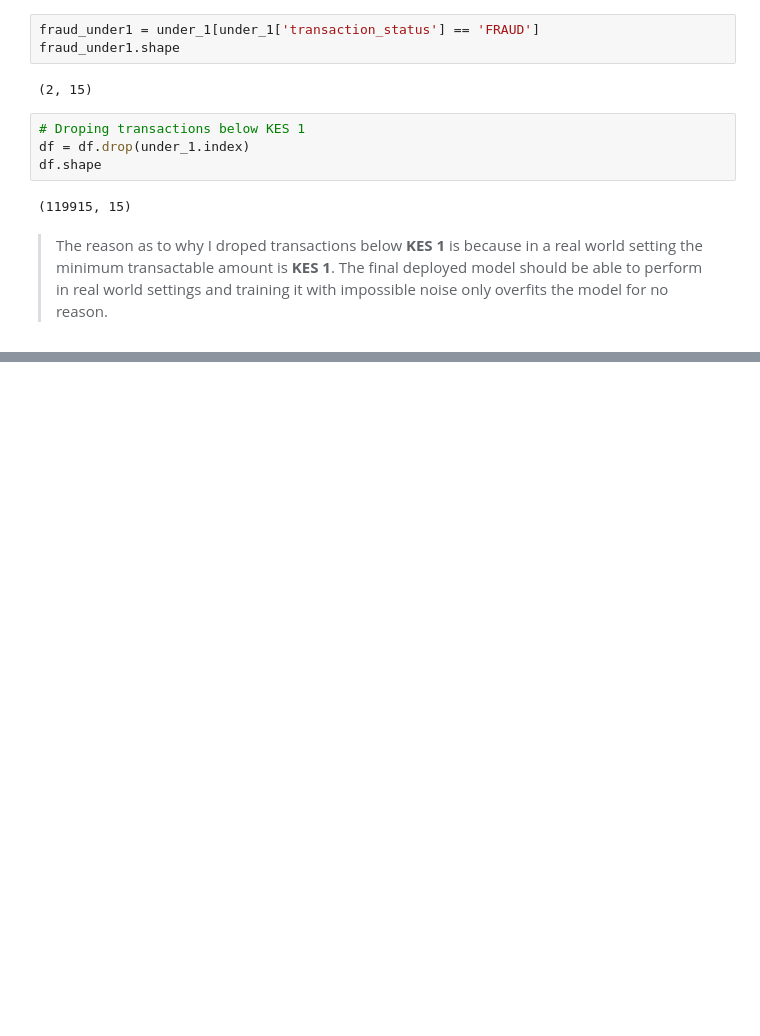
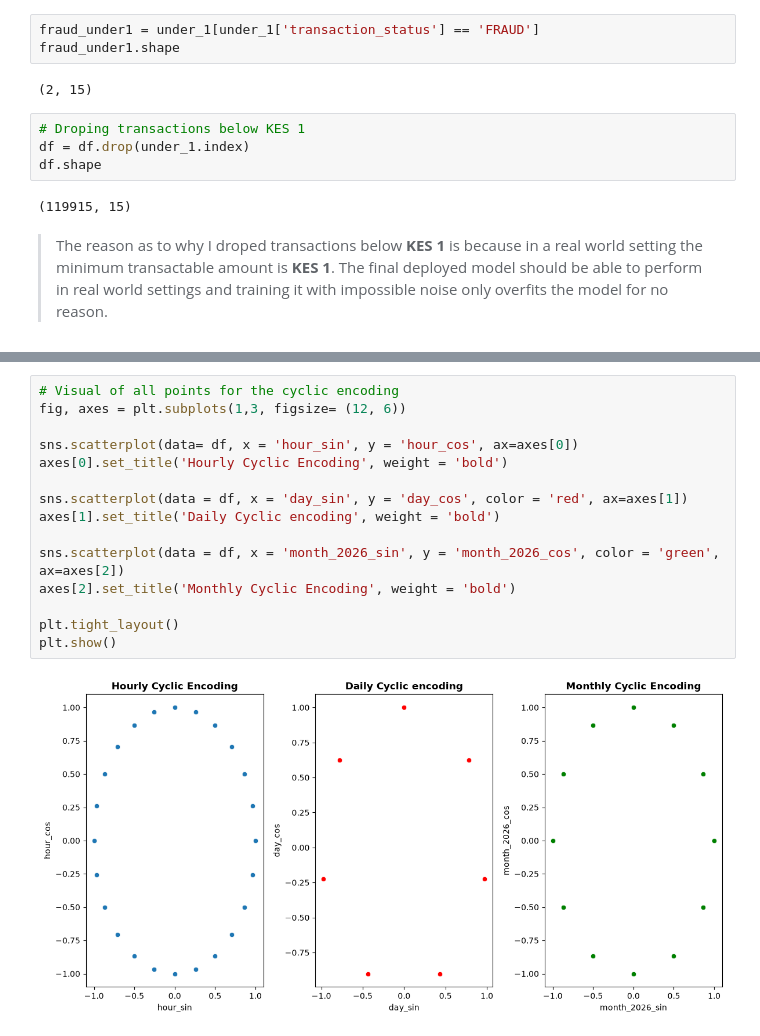
Before and after one commit to TonnieD/Mpesa-Fraud-Detection-System, a Jupyter notebook: Notebooks/feature_engineering.ipynb, the cells around one changed output, grey strips where cells are left out. Saved outputs shown, nothing was run; the diff lists cells and outputs as text; blank space fills up the shorter version.

Commit message:
Feature engeneered the cyclic encoding for temporal features

```diff
--- a/Notebooks/feature_engineering.ipynb
+++ b/Notebooks/feature_engineering.ipynb
@@ -112,0 +157,17 @@ df.shape
+# %%
+# Visual of all points for the cyclic encoding
+fig, axes = plt.subplots(1,3, figsize= (12, 6))
+
+sns.scatterplot(data= df, x = 'hour_sin', y = 'hour_cos', ax=axes[0])
+axes[0].set_title('Hourly Cyclic Encoding', weight = 'bold')
+
+sns.scatterplot(data = df, x = 'day_sin', y = 'day_cos', color = 'red', ax=axes[1])
+axes[1].set_title('Daily Cyclic encoding', weight = 'bold')
+
+sns.scatterplot(data = df, x = 'month_2026_sin', y = 'month_2026_cos', color = 'green', ax=axes[2])
+axes[2].set_title('Monthly Cyclic Encoding', weight = 'bold')
+
+plt.tight_layout()
+plt.show()
+# %% [output]
+[figure, added]
```
Also changed, not shown: parts of 4 cells of this notebook.
